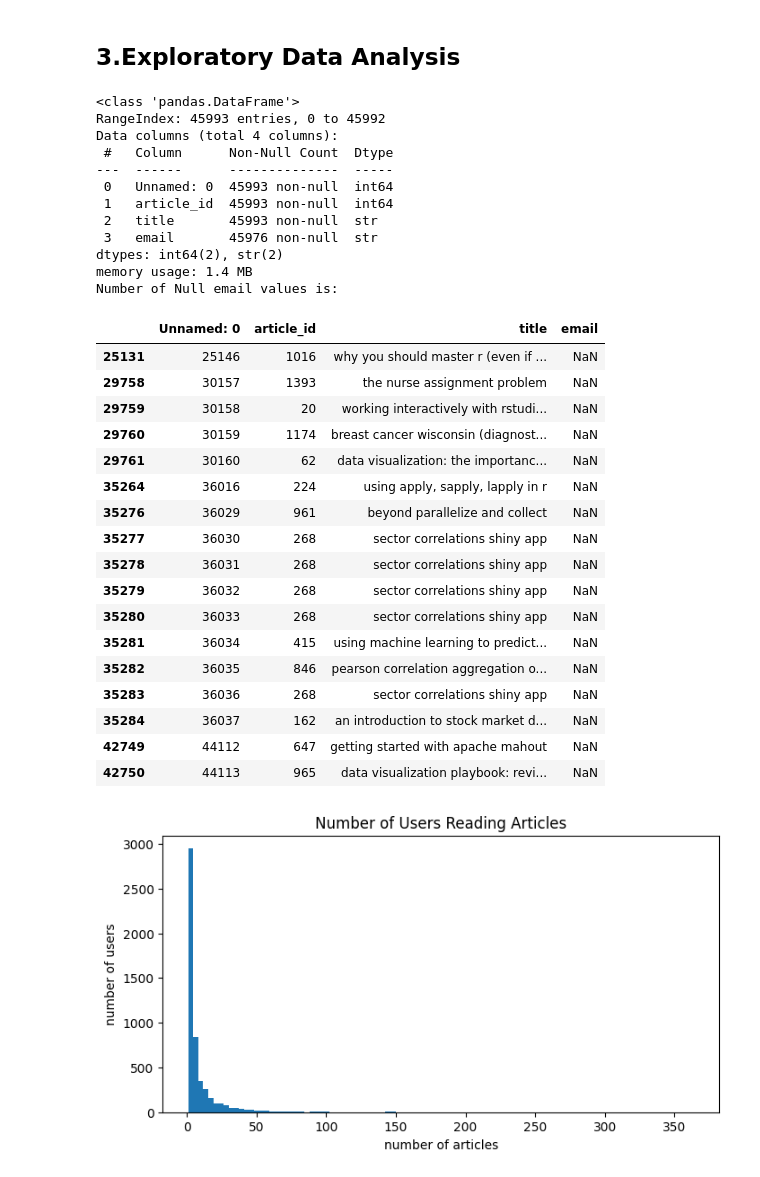
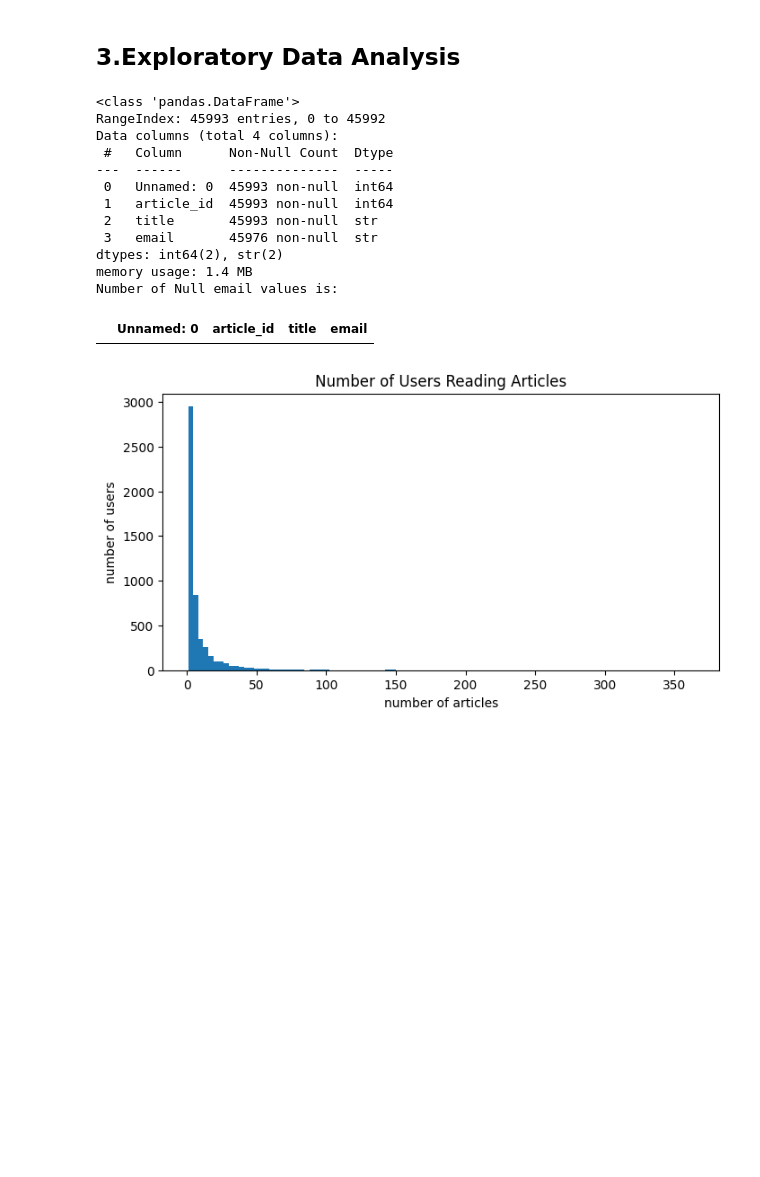
Before and after one commit to adamskirees/UDACITY-DS---Unsupervised-ML-Recommendations, a Jupyter notebook: IBM_recommendations.ipynb, the cells around one changed output. Cells and saved outputs as stored; diff of their text form; code cells hidden in the pictures; blank space fills up the shorter version.

```diff
--- a/IBM_recommendations.ipynb
+++ b/IBM_recommendations.ipynb
@@ -46,44 +50,28 @@ df.head()
 # %%
 # Some interactions do not have a user associated with it, assume the same user.
 df.info()
 print(f"Number of Null email values is: ")
 
 df[df.email.isna()]
 # Fill email NaNs with "unknown_user"
+df['email'] = df['email'].fillna('unknown_user')
 
 # Check if no more NaNs
 df[df.email.isna()]
 # %% [output]
 <class 'pandas.DataFrame'>
 RangeIndex: 45993 entries, 0 to 45992
 Data columns (total 4 columns):
  #   Column      Non-Null Count  Dtype
 ---  ------      --------------  -----
  0   Unnamed: 0  45993 non-null  int64
  1   article_id  45993 non-null  int64
  2   title       45993 non-null  str
  3   email       45976 non-null  str
 dtypes: int64(2), str(2)
 memory usage: 1.4 MB
 Number of Null email values is:
 |  | Unnamed: 0 | article_id | title | email |
-| 25131 | 25146 | 1016 | why you should master r (even if ... | NaN |
-| 29758 | 30157 | 1393 | the nurse assignment problem | NaN |
-| 29759 | 30158 | 20 | working interactively with rstudi... | NaN |
-| 29760 | 30159 | 1174 | breast cancer wisconsin (diagnost... | NaN |
-| 29761 | 30160 | 62 | data visualization: the importanc... | NaN |
-| 35264 | 36016 | 224 | using apply, sapply, lapply in r | NaN |
-| 35276 | 36029 | 961 | beyond parallelize and collect | NaN |
-| 35277 | 36030 | 268 | sector correlations shiny app | NaN |
-| 35278 | 36031 | 268 | sector correlations shiny app | NaN |
-| 35279 | 36032 | 268 | sector correlations shiny app | NaN |
-| 35280 | 36033 | 268 | sector correlations shiny app | NaN |
-| 35281 | 36034 | 415 | using machine learning to predict... | NaN |
-| 35282 | 36035 | 846 | pearson correlation aggregation o... | NaN |
-| 35283 | 36036 | 268 | sector correlations shiny app | NaN |
-| 35284 | 36037 | 162 | an introduction to stock market d... | NaN |
-| 42749 | 44112 | 647 | getting started with apache mahout | NaN |
-| 42750 | 44113 | 965 | data visualization playbook: revi... | NaN |
 # %%
 # What are the descriptive statistics of the number of articles a user interacts with?
 user_interactions = df.groupby('email').count()['article_id']
```
Also changed, not shown: parts of 13 cells of this notebook, 1 other file.
